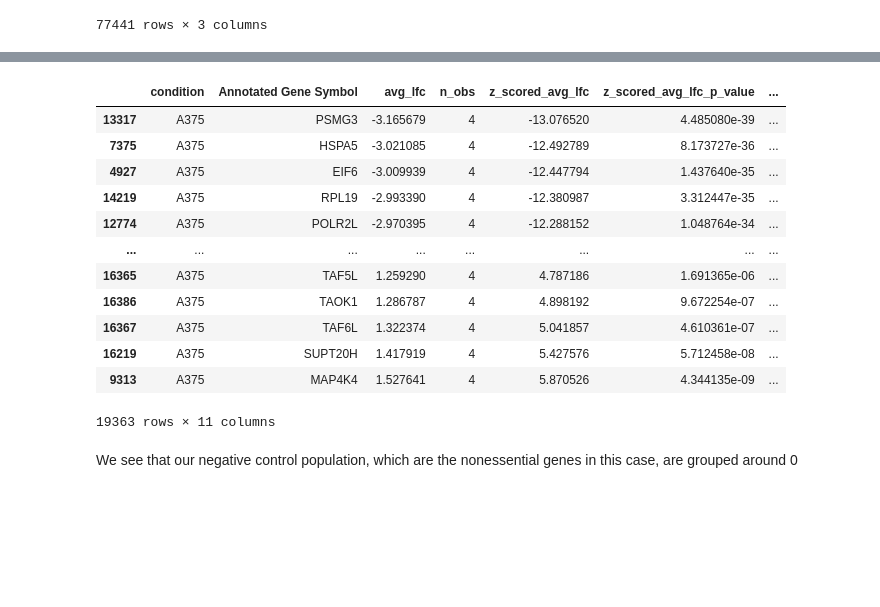
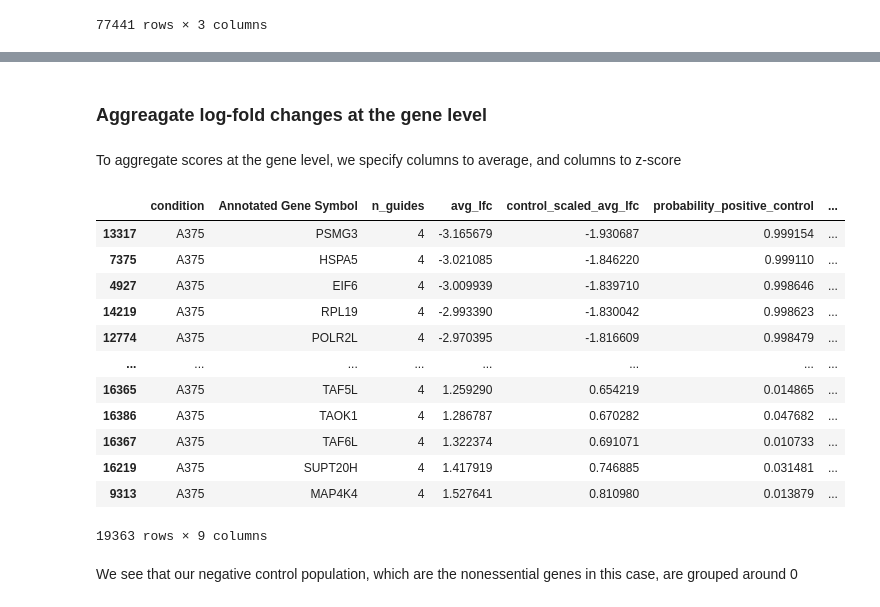
Before and after one commit to gpp-rnd/poola, a Jupyter notebook: 00_core.ipynb, the cells around one changed output, grey strips where cells are left out. Drawn from its saved outputs; the diff is of its cells as text; code cells hidden in the pictures; blank space fills up the shorter version.

Commit message:
code (lfcs): aggregate lfcs at the guide level

```diff
--- a/00_core.ipynb
+++ b/00_core.ipynb
@@ -462,0 +496,7 @@ We'll average the sgRNA log-fold changes by gene, and calculate z-scores and sca
+# %%
+annot_guide_lfcs = annotate_guide_lfcs(avg_replicate_lfc_df, remapped_annotations, 'Annotated Gene Symbol',
+                                                     merge_on='sgRNA Sequence',
+                                                     z_score_neg_ctls=True, z_score_neg_ctl_genes=nonessential_genes,
+                                                     scale_ctls=True, scale_neg_ctl_genes=nonessential_genes,
+                                                     scale_pos_ctl_genes=essential_genes, pos_control_direction=-1)
+annot_guide_lfcs.sort_values('z_scored_avg_lfc')
@@ -462,0 +528,4 @@ We'll average the sgRNA log-fold changes by gene, and calculate z-scores and sca
+# %% [markdown]
+### Aggreagate log-fold changes at the gene level
+# %% [markdown]
+To aggregate scores at the gene level, we specify columns to average, and columns to z-score
@@ -463,46 +563,40 @@ We'll average the sgRNA log-fold changes by gene, and calculate z-scores and sca
 # %%
-nonessential_genes = (pd.read_table('https://raw.githubusercontent.com/gpp-rnd/genesets/master/human/non-essential-genes-Hart2014.txt',
-                                    names=['gene'])
-                      .gene)
-essential_genes = (pd.read_table('https://raw.githubusercontent.com/gpp-rnd/genesets/master/human/essential-genes-Hart2015.txt',
-                                 names=['gene'])
-                   .gene)
-gene_lfcs = average_gene_lfcs(lfcs=avg_replicate_lfc_df, annotations=remapped_annotations, gene_col='Annotated Gene Symbol',
-                              merge_on='sgRNA Sequence', z_score_neg_ctls=True,
-                              z_score_neg_ctl_genes=nonessential_genes, scale_ctls=True,
-                              scale_neg_ctl_genes=nonessential_genes, scale_pos_ctl_genes=essential_genes)
+gene_lfcs = aggregate_gene_lfcs(annot_guide_lfcs, 'Annotated Gene Symbol',
+                                average_cols=['avg_lfc', 'control_scaled_avg_lfc', 'probability_positive_control'],
+                                zscore_cols=['z_scored_avg_lfc'])
 assert np.abs(gene_lfcs.shape[0] - 20000) < 1000
 # Do we score about the expect number of essential genes?
 assert np.abs((gene_lfcs['probability_positive_control'] > 0.5).sum()/20000 - 0.2) < 0.1
-assert gene_lfcs.sort_values('probability_positive_control', ascending=False).head(5)['Annotated Gene Symbol'].isin(essential_genes).sum() == 5
-assert gene_lfcs[gene_lfcs.z_scored_avg_lfc < 0].sort_values('z_scored_avg_lfc_fdr_bh', ascending=True).head(5)['Annotated Gene Symbol'].isin(essential_genes).sum() == 5
+assert gene_lfcs.sort_values('probability_positive_control', ascending=False).head(5)['Annotated Gene Symbol'].isin(essential_genes).sum() > 2
+assert gene_lfcs[gene_lfcs.z_scored_avg_lfc < 0].sort_values('z_scored_avg_lfc_fdr', ascending=True).head(5)['Annotated Gene Symbol'].isin(essential_genes).sum() > 2
 # Do the two scoring mechanisms agree
-gene_lfcs['z_essential'] = (gene_lfcs['z_scored_avg_lfc_fdr_bh'] < 0.1) & (gene_lfcs['z_scored_avg_lfc'] < 0)
-gene_lfcs['p_essential'] = (gene_lfcs['probability_positive_control'] > 0.5)
-scoring_overlap = gene_lfcs[['z_essential', 'p_essential']].value_counts().reset_index(name='n')
+gene_lfcs_copy = gene_lfcs.copy()
+gene_lfcs_copy['z_essential'] = (gene_lfcs_copy['z_scored_avg_lfc_fdr'] < 0.1) & (gene_lfcs_copy['z_scored_avg_lfc'] < 0)
+gene_lfcs_copy['p_essential'] = (gene_lfcs_copy['probability_positive_control'] > 0.5)
+scoring_overlap = gene_lfcs_copy[['z_essential', 'p_essential']].value_counts().reset_index(name='n')
 agree = scoring_overlap.loc[(scoring_overlap['z_essential'] == scoring_overlap['p_essential']), 'n'].sum()
 disagree = scoring_overlap.loc[(scoring_overlap['z_essential'] != scoring_overlap['p_essential']), 'n'].sum()
 accuracy = agree/(agree + disagree)
 assert accuracy > 0.95
 # Are controls centered around 0
 control_z_scores = gene_lfcs.loc[gene_lfcs['Annotated Gene Symbol'].isin(nonessential_genes), 'z_scored_avg_lfc']
 assert np.abs(control_z_scores.mean()) < 0.1
 assert np.abs(control_z_scores.std() - 1) < 0.3
 gene_lfcs.sort_values('avg_lfc')
 # %% [output]
-|  | condition | Annotated Gene Symbol | avg_lfc | n_obs | z_scored_avg_lfc | z_scored_avg_lfc_p_value | ... |
-| 13317 | A375 | PSMG3 | -3.165679 | 4 | -13.076520 | 4.485080e-39 | ... |
-| 7375 | A375 | HSPA5 | -3.021085 | 4 | -12.492789 | 8.173727e-36 | ... |
-| 4927 | A375 | EIF6 | -3.009939 | 4 | -12.447794 | 1.437640e-35 | ... |
-| 14219 | A375 | RPL19 | -2.993390 | 4 | -12.380987 | 3.312447e-35 | ... |
-| 12774 | A375 | POLR2L | -2.970395 | 4 | -12.288152 | 1.048764e-34 | ... |
+|  | condition | Annotated Gene Symbol | n_guides | avg_lfc | control_scaled_avg_lfc | probability_positive_control | ... |
+| 13317 | A375 | PSMG3 | 4 | -3.165679 | -1.930687 | 0.999154 | ... |
+| 7375 | A375 | HSPA5 | 4 | -3.021085 | -1.846220 | 0.999110 | ... |
+| 4927 | A375 | EIF6 | 4 | -3.009939 | -1.839710 | 0.998646 | ... |
+| 14219 | A375 | RPL19 | 4 | -2.993390 | -1.830042 | 0.998623 | ... |
+| 12774 | A375 | POLR2L | 4 | -2.970395 | -1.816609 | 0.998479 | ... |
 | ... | ... | ... | ... | ... | ... | ... | ... |
-| 16365 | A375 | TAF5L | 1.259290 | 4 | 4.787186 | 1.691365e-06 | ... |
-| 16386 | A375 | TAOK1 | 1.286787 | 4 | 4.898192 | 9.672254e-07 | ... |
-| 16367 | A375 | TAF6L | 1.322374 | 4 | 5.041857 | 4.610361e-07 | ... |
-| 16219 | A375 | SUPT20H | 1.417919 | 4 | 5.427576 | 5.712458e-08 | ... |
-| 9313 | A375 | MAP4K4 | 1.527641 | 4 | 5.870526 | 4.344135e-09 | ... |
+| 16365 | A375 | TAF5L | 4 | 1.259290 | 0.654219 | 0.014865 | ... |
+| 16386 | A375 | TAOK1 | 4 | 1.286787 | 0.670282 | 0.047682 | ... |
+| 16367 | A375 | TAF6L | 4 | 1.322374 | 0.691071 | 0.010733 | ... |
+| 16219 | A375 | SUPT20H | 4 | 1.417919 | 0.746885 | 0.031481 | ... |
+| 9313 | A375 | MAP4K4 | 4 | 1.527641 | 0.810980 | 0.013879 | ... |
-19363 rows × 11 columns
+19363 rows × 9 columns
 # %% [markdown]
 We see that our negative control population, which are the nonessential genes in this case, are grouped around 0
 # %%
```
Also changed, not shown: parts of 36 cells of this notebook, 8 other files.
